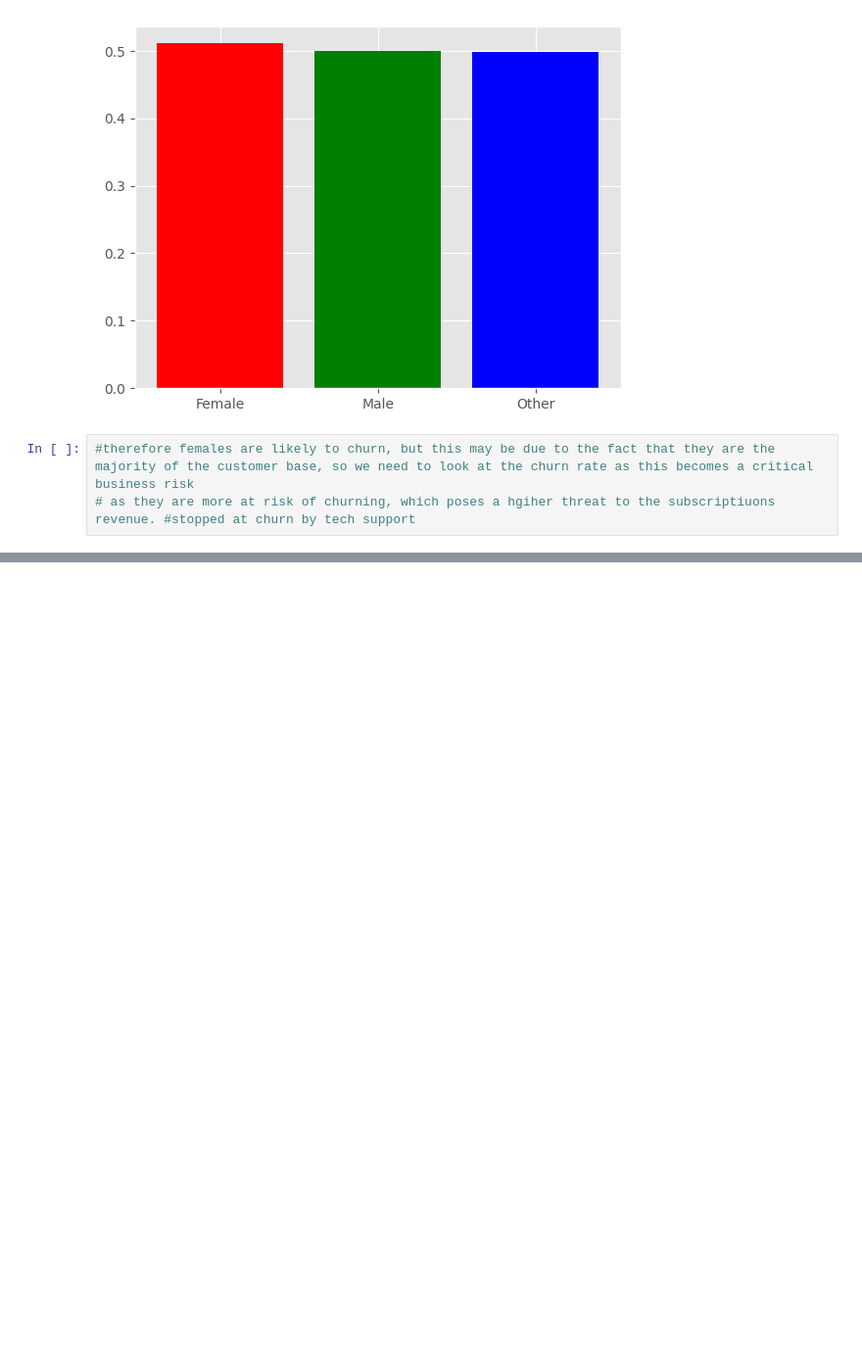
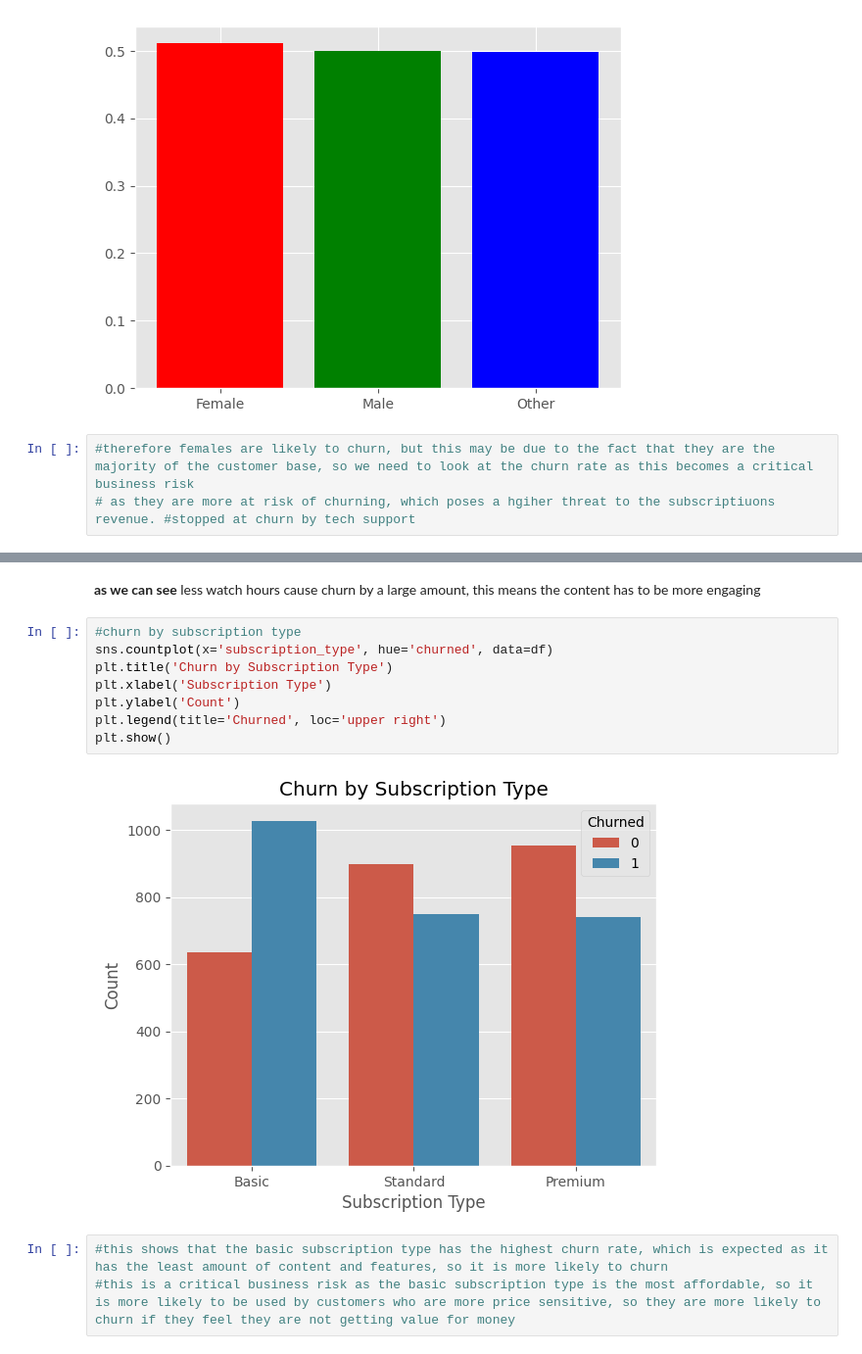
Before and after one commit to Adnan-Anwar-Data-enthusiast/Netflix-churn-analysis, a Jupyter notebook: 1. corr draft.ipynb, the cells around one changed output, grey strips where cells are left out. Shown at 98% size. Drawn from its saved outputs; the diff is of its cells as text; blank space fills up the shorter version.

```diff
--- a/1. corr draft.ipynb
+++ b/1. corr draft.ipynb
@@ -228,0 +233,16 @@ plt.show()
+# %% [markdown]
+**as we can see**
+less watch hours cause churn by a large amount, this means the content has to be more engaging
+# %%
+#churn by subscription type
+sns.countplot(x='subscription_type', hue='churned', data=df)
+plt.title('Churn by Subscription Type')
+plt.xlabel('Subscription Type')
+plt.ylabel('Count')
+plt.legend(title='Churned', loc='upper right')
+plt.show()
+# %% [output]
+[figure, added]
+# %%
+#this shows that the basic subscription type has the highest churn rate, which is expected as it has the least amount of content and features, so it is more likely to churn
+#this is a critical business risk as the basic subscription type is the most affordable, so it is more likely to be used by customers who are more price sensitive, so they are more likely to churn if they feel they are not getting value for money
```
Also changed, not shown: parts of 9 cells of this notebook.
